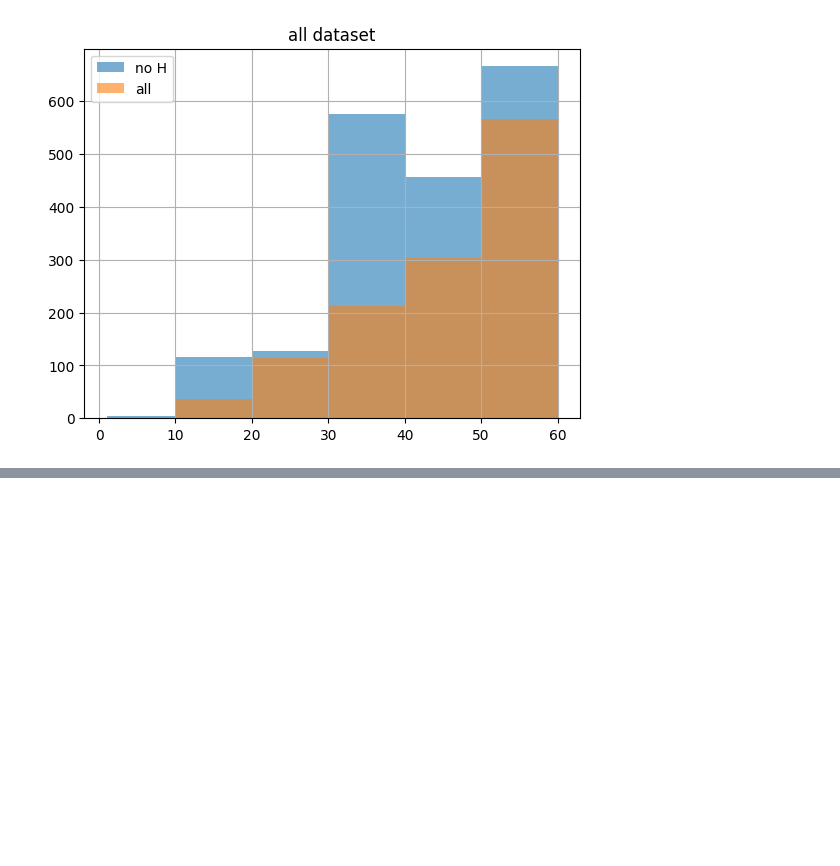
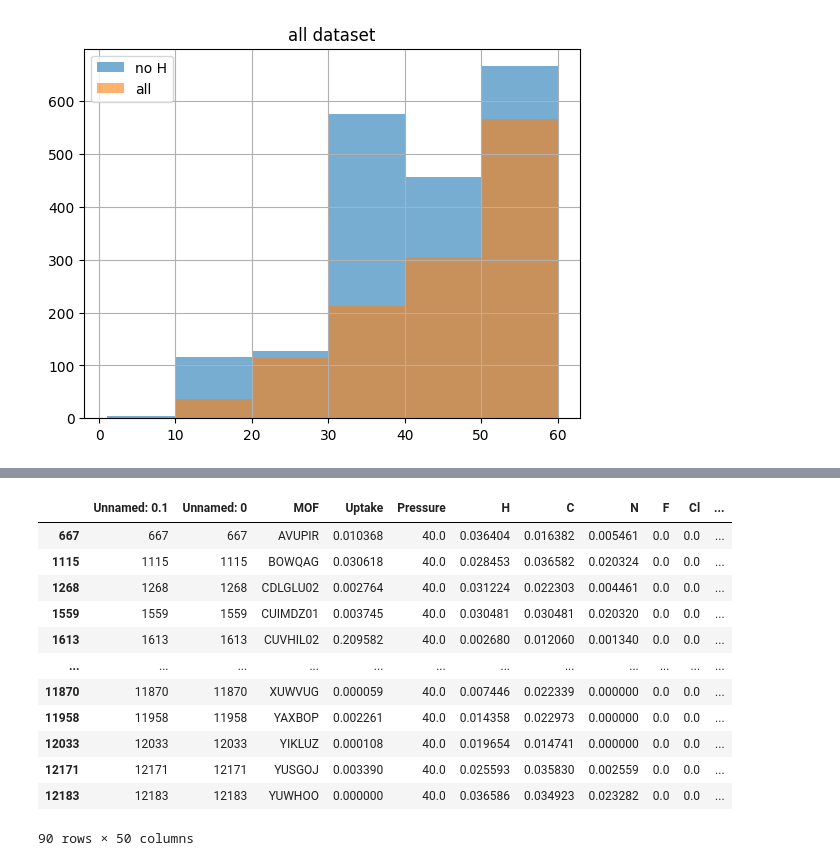
Before and after one commit to Sigma-Reply/CO2-Capture_QEK, a Jupyter notebook: test_readData.ipynb, the cells around one changed output, grey strips where cells are left out. Cells and saved outputs as stored; diff of their text form; code cells hidden in the pictures; blank space fills up the shorter version.

```diff
--- a/test_readData.ipynb
+++ b/test_readData.ipynb
@@ -134,0 +239,16 @@ plt.show()
+# %%
+df2[df2["num_atoms"]==0.0]
+# %% [output]
+|  | Unnamed: 0.1 | Unnamed: 0 | MOF | Uptake | Pressure | H | C | N | F | Cl | ... |
+| 667 | 667 | 667 | AVUPIR | 0.010368 | 40.0 | 0.036404 | 0.016382 | 0.005461 | 0.0 | 0.0 | ... |
+| 1115 | 1115 | 1115 | BOWQAG | 0.030618 | 40.0 | 0.028453 | 0.036582 | 0.020324 | 0.0 | 0.0 | ... |
+| 1268 | 1268 | 1268 | CDLGLU02 | 0.002764 | 40.0 | 0.031224 | 0.022303 | 0.004461 | 0.0 | 0.0 | ... |
+| 1559 | 1559 | 1559 | CUIMDZ01 | 0.003745 | 40.0 | 0.030481 | 0.030481 | 0.020320 | 0.0 | 0.0 | ... |
+| 1613 | 1613 | 1613 | CUVHIL02 | 0.209582 | 40.0 | 0.002680 | 0.012060 | 0.001340 | 0.0 | 0.0 | ... |
+| ... | ... | ... | ... | ... | ... | ... | ... | ... | ... | ... | ... |
+| 11870 | 11870 | 11870 | XUWVUG | 0.000059 | 40.0 | 0.007446 | 0.022339 | 0.000000 | 0.0 | 0.0 | ... |
+| 11958 | 11958 | 11958 | YAXBOP | 0.002261 | 40.0 | 0.014358 | 0.022973 | 0.000000 | 0.0 | 0.0 | ... |
+| 12033 | 12033 | 12033 | YIKLUZ | 0.000108 | 40.0 | 0.019654 | 0.014741 | 0.000000 | 0.0 | 0.0 | ... |
+| 12171 | 12171 | 12171 | YUSGOJ | 0.003390 | 40.0 | 0.025593 | 0.035830 | 0.002559 | 0.0 | 0.0 | ... |
+| 12183 | 12183 | 12183 | YUWHOO | 0.000000 | 40.0 | 0.036586 | 0.034923 | 0.023282 | 0.0 | 0.0 | ... |
+90 rows × 50 columns
```
Also changed, not shown: parts of 14 cells of this notebook, 2 other files.
